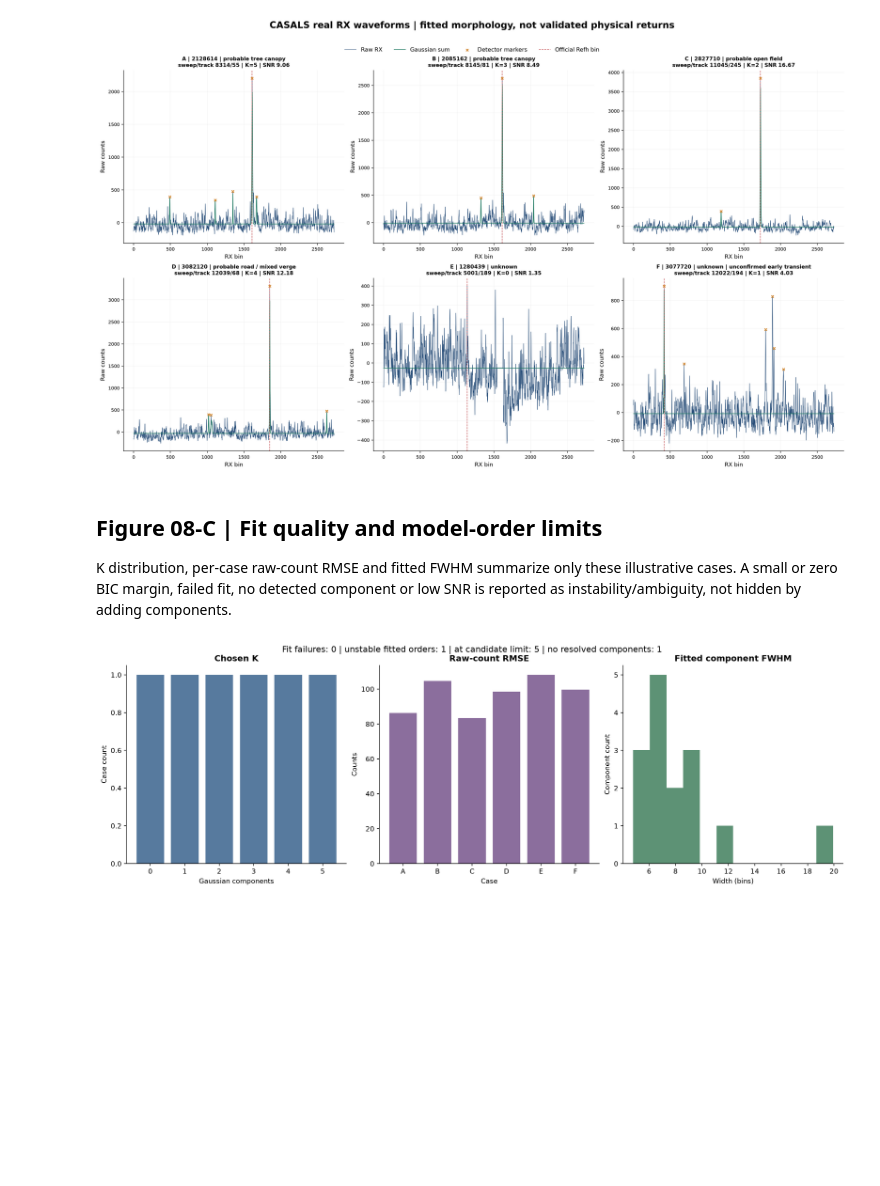
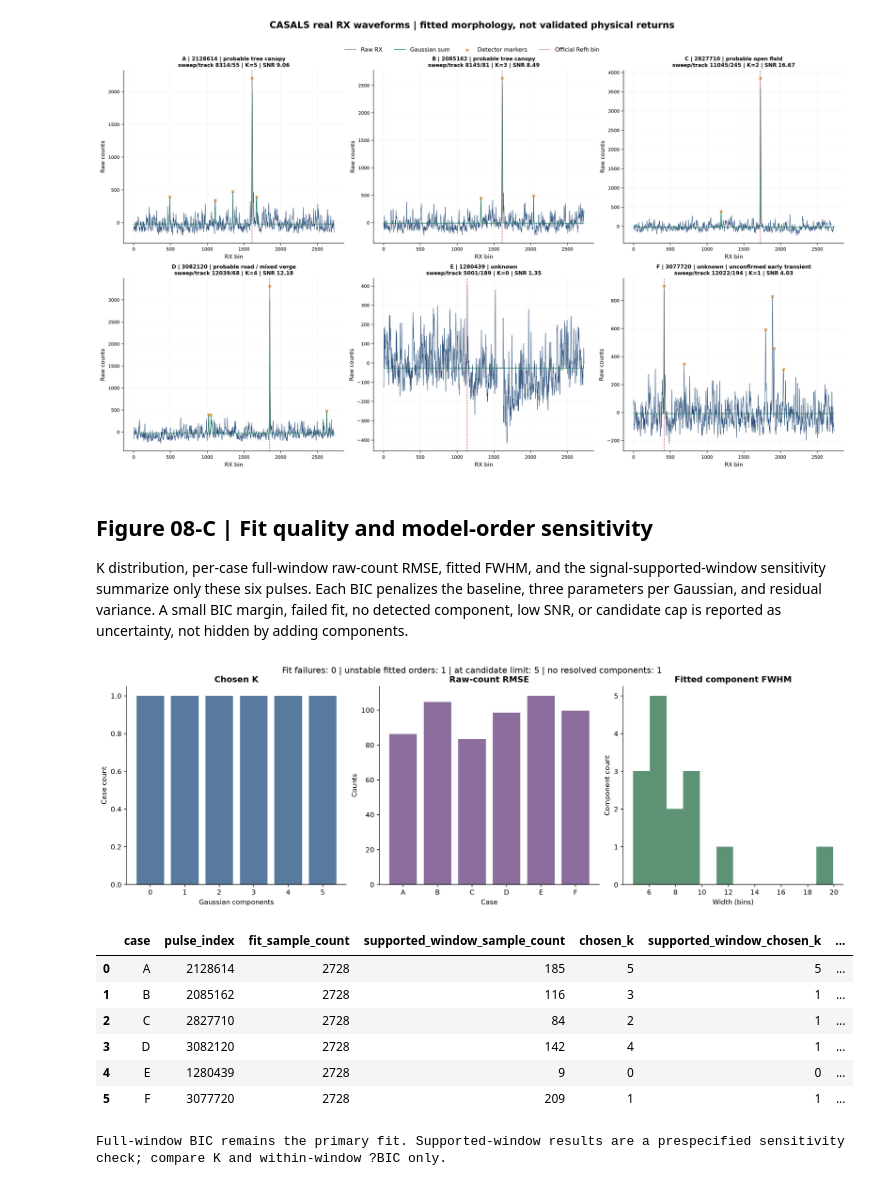
Before and after one commit to jgzhong99/CASALS, a Jupyter notebook: notebooks/08_waveform_decomposition.ipynb, the cells around one changed output. Saved outputs shown, nothing was run; the diff lists cells and outputs as text; code cells hidden in the pictures; blank space fills up the shorter version.

```diff
--- a/notebooks/08_waveform_decomposition.ipynb
+++ b/notebooks/08_waveform_decomposition.ipynb
@@ -34,7 +34,7 @@ from casals_l1b.waveform import (
 H5_PATH = ROOT / "data/raw/casals_l1b/casals_l1b_20241118T171757_001_02.h5"
 if not H5_PATH.is_file():
     raise FileNotFoundError(f"Missing real CASALS L1B input: {H5_PATH}")
-OUTPUT_DIR = ROOT / "outputs/notebooks/08_waveform_decomposition" / H5_PATH.stem
+OUTPUT_DIR = ROOT / "outputs/notebooks/08_waveform_decomposition/scientific_review" / H5_PATH.stem
 OUTPUT_DIR.mkdir(parents=True, exist_ok=True)
 DPI = 190
 MAX_COMPONENTS = 5
@@ -42,10 +42,10 @@ plt.rcParams.update({"font.family": "DejaVu Sans", "font.size": 10,
                      "axes.spines.top": False, "axes.spines.right": False,
                      "axes.titleweight": "bold"})
 
-source06 = ROOT / "outputs/notebooks/06_waveform_gallery" / H5_PATH.stem
+source06 = ROOT / "outputs/notebooks/06_waveform_gallery/scientific_review" / H5_PATH.stem
 source06_cases = source06 / "selected_waveform_cases.json"
 source06_components = source06 / "selected_components.json"
-source09_pulses = ROOT / "outputs/notebooks/09_nadir_window_reflection" / H5_PATH.stem / "window_reflection_selected_pulses.json"
+source09_pulses = ROOT / "outputs/notebooks/09_nadir_window_reflection/scientific_review" / H5_PATH.stem / "window_reflection_selected_pulses.json"
 print({"h5": str(H5_PATH.relative_to(ROOT)), "output": str(OUTPUT_DIR.relative_to(ROOT)),
        "notebook09_handoff_available": source09_pulses.is_file()})
 # %% [output]
@@ -287,38 +316,65 @@ display(Image(filename=str(OUTPUT_DIR / "waveform_decomposition_gallery.png")))
 # %% [output]
 [figure]
 # %% [markdown]
-## Figure 08-C | Fit quality and model-order limits
+## Figure 08-C | Fit quality and model-order sensitivity
 
-K distribution, per-case raw-count RMSE and fitted FWHM summarize only these illustrative cases. A small or zero BIC margin, failed fit, no detected component or low SNR is reported as instability/ambiguity, not hidden by adding components.
+K distribution, per-case full-window raw-count RMSE, fitted FWHM, and the signal-supported-window sensitivity summarize only these six pulses. Each BIC penalizes the baseline, three parameters per Gaussian, and residual variance. A small BIC margin, failed fit, no detected component, low SNR, or candidate cap is reported as uncertainty, not hidden by adding components.
 # %%
 metrics = pd.DataFrame([{
     "case": row["case"], "pulse_index": row["pulse_index"], "sweep_num": row["sweep_num"],
     "track_num": row["track_num"], "snr": row["snr"], "chosen_k": row["chosen_k"],
     "fit_status": row["fit_status"], "fit_success": row["fit_success"],
-    "bic": row["bic"], "delta_bic": row["delta_bic"], "stable_order": row["stable_order"],
+    "fit_sample_count": row["fit_sample_count"], "fit_sample_fraction": row["fit_sample_fraction"],
+    "parameter_count": row["parameter_count"], "bic": row["bic"], "delta_bic": row["delta_bic"],
+    "supported_window_sample_count": row["supported_window_sample_count"],
+    "supported_window_sample_fraction": row["supported_window_sample_fraction"],
+    "supported_window_chosen_k": row["supported_window_chosen_k"],
+    "supported_window_delta_bic": row["supported_window_delta_bic"],
+    "supported_window_rmse_counts": row["supported_window_rmse_counts"],
+    "supported_window_full_window_rmse_counts": row["supported_window_full_window_rmse_counts"],
+    "supported_window_stable_order": row["supported_window_stable_order"],
+    "supported_window_at_search_limit": row["supported_window_at_search_limit"],
+    "stable_order": row["stable_order"],
     "at_search_limit": row["at_search_limit"], "fit_component_cap": row["fit_component_cap"],
     "rmse_counts": row["rmse_counts"], "noise_sigma": row["noise_sigma"],
     "max_component_snr": max([c["amplitude"] / max(row["noise_sigma"], 1e-9) for c in row["components"]], default=0.0),
 } for row in case_results])
 widths = [component["fwhm_bins"] for row in case_results for component in row["components"]]
 fig, axes = plt.subplots(1, 3, figsize=(15, 4.7), constrained_layout=True)
 k_counts = metrics.chosen_k.value_counts().sort_index()
 axes[0].bar(k_counts.index.astype(str), k_counts.values, color="#577a9e")
 axes[0].set(title="Chosen K", xlabel="Gaussian components", ylabel="Case count")
 axes[1].bar(metrics.case, metrics.rmse_counts, color="#8b6e9d")
 axes[1].set(title="Raw-count RMSE", xlabel="Case", ylabel="Counts")
 axes[1].tick_params(axis="x", rotation=0)
 if widths:
     axes[2].hist(widths, bins=min(12, max(4, len(widths))), color="#5d9275")
 axes[2].set(title="Fitted component FWHM", xlabel="Width (bins)", ylabel="Component count")
 unstable_fit_count = int((metrics.fit_success & (metrics.chosen_k > 0) & ~metrics.stable_order).sum())
 summary_note = f"Fit failures: {(~metrics.fit_success).sum()} | unstable fitted orders: {unstable_fit_count} | at candidate limit: {metrics.at_search_limit.sum()} | no resolved components: {(metrics.chosen_k == 0).sum()}"
 fig.suptitle(summary_note, fontsize=12, y=1.03)
 fig.savefig(OUTPUT_DIR / "waveform_fit_quality_summary.png", dpi=DPI, bbox_inches="tight")
 plt.close(fig)
 display(Image(filename=str(OUTPUT_DIR / "waveform_fit_quality_summary.png")))
+fit_sensitivity = metrics[["case", "pulse_index", "fit_sample_count", "supported_window_sample_count",
+                           "chosen_k", "supported_window_chosen_k", "delta_bic",
+                           "supported_window_delta_bic", "rmse_counts",
+                           "supported_window_full_window_rmse_counts", "stable_order",
+                           "supported_window_stable_order", "at_search_limit",
+                           "supported_window_at_search_limit"]].copy()
+fit_sensitivity["order_changed"] = fit_sensitivity.chosen_k != fit_sensitivity.supported_window_chosen_k
+display(fit_sensitivity)
+print("Full-window BIC remains the primary fit. Supported-window results are a prespecified sensitivity check; compare K and within-window ?BIC only.")
 # %% [output]
 [figure]
+|  | case | pulse_index | fit_sample_count | supported_window_sample_count | chosen_k | supported_window_chosen_k | ... |
+| 0 | A | 2128614 | 2728 | 185 | 5 | 5 | ... |
+| 1 | B | 2085162 | 2728 | 116 | 3 | 1 | ... |
+| 2 | C | 2827710 | 2728 | 84 | 2 | 1 | ... |
+| 3 | D | 3082120 | 2728 | 142 | 4 | 1 | ... |
+| 4 | E | 1280439 | 2728 | 9 | 0 | 0 | ... |
+| 5 | F | 3077720 | 2728 | 209 | 1 | 1 | ... |
+Full-window BIC remains the primary fit. Supported-window results are a prespecified sensitivity check; compare K and within-window ?BIC only.
 # %% [markdown]
 ## Reproducibility record and interpretation
 
```
Also changed, not shown: parts of 5 cells of this notebook, 20 other files.
